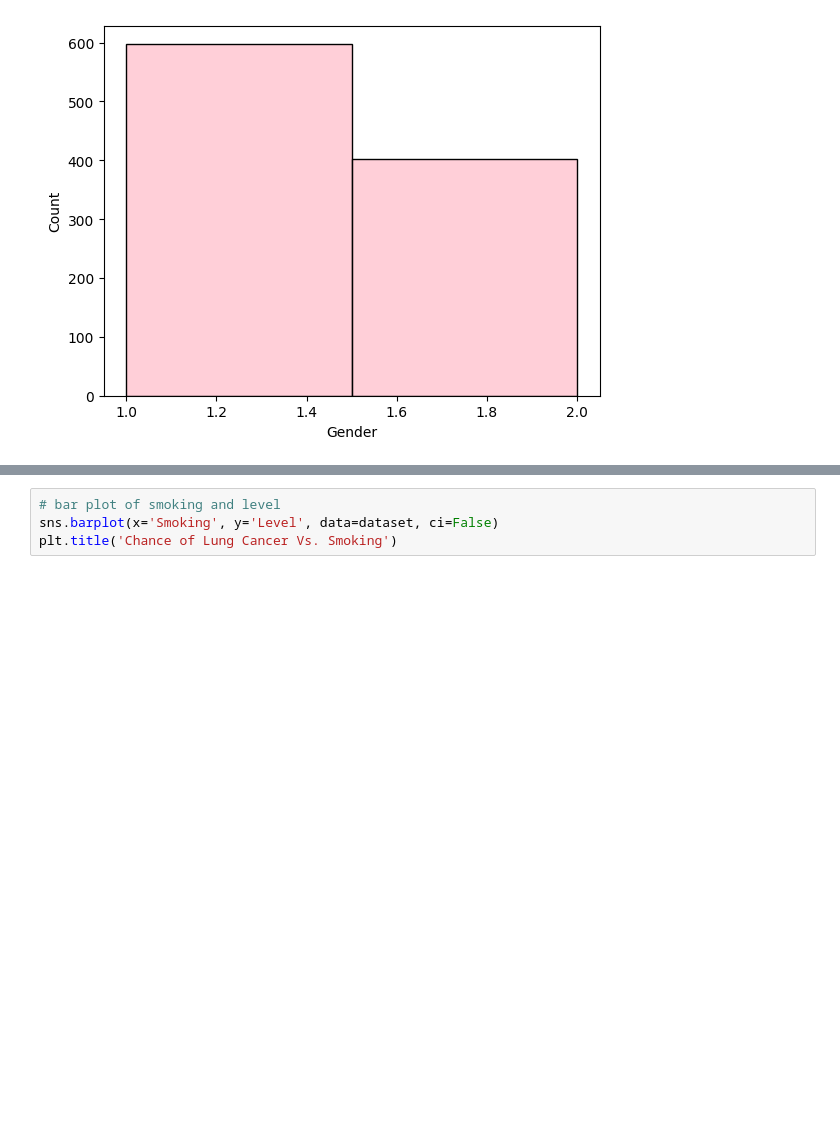
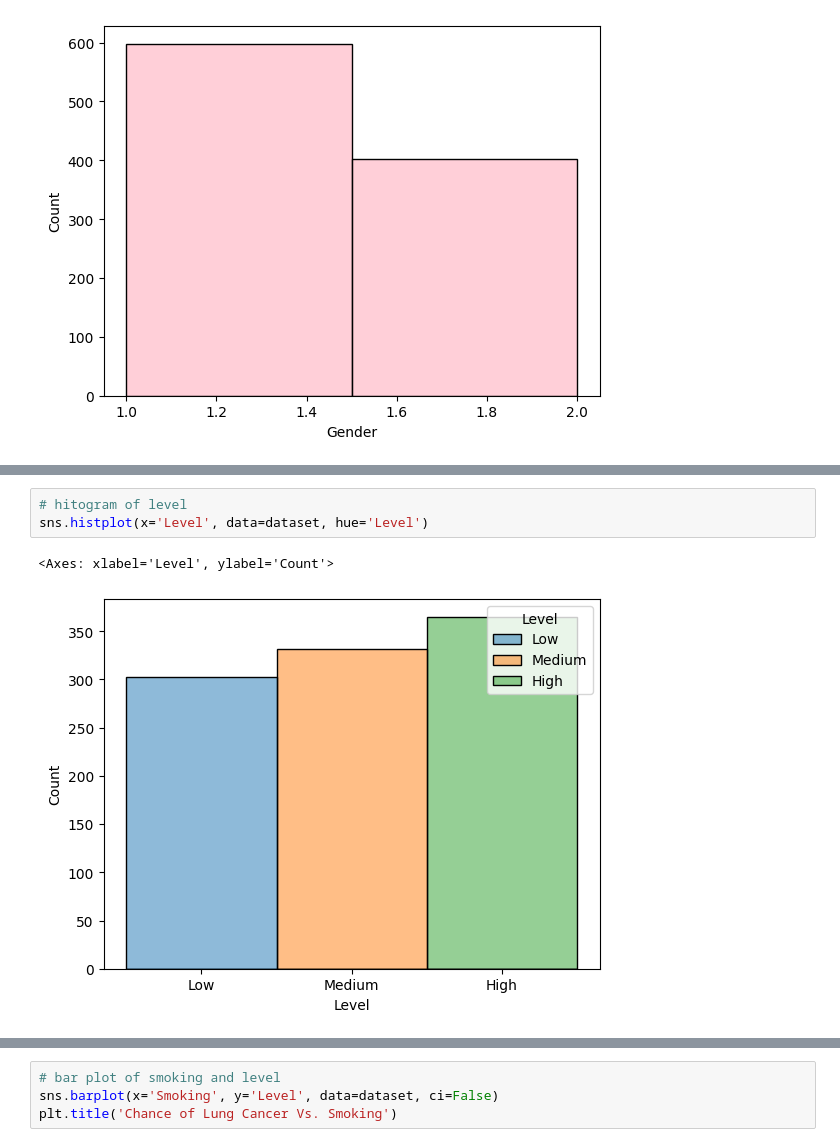
Before and after one commit to Graviton12/DS160_Final_Project_SZM, a Jupyter notebook: DS 160 Final Project SZM.ipynb, the cells around one changed output, grey strips where cells are left out. Saved outputs shown, nothing was run; the diff lists cells and outputs as text; blank space fills up the shorter version.

```diff
--- a/DS 160 Final Project SZM.ipynb
+++ b/DS 160 Final Project SZM.ipynb
@@ -275 +278,7 @@ sns.histplot(x='Gender', binwidth=0.5, data=dataset, color='pink', ax=axes[2,3])
+# %%
+# hitogram of level
+sns.histplot(x='Level', data=dataset, hue='Level')
+# %% [output]
+<Axes: xlabel='Level', ylabel='Count'>
+[figure, added]
 # %%
```
Also changed, not shown: parts of 9 cells of this notebook.
